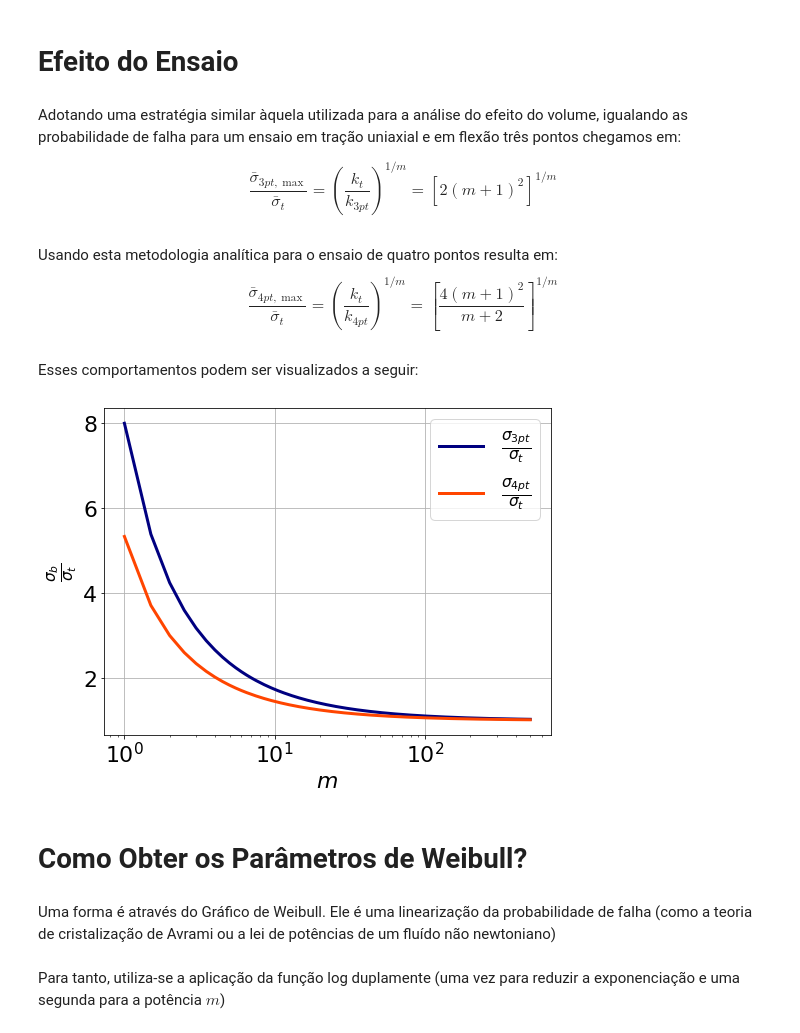
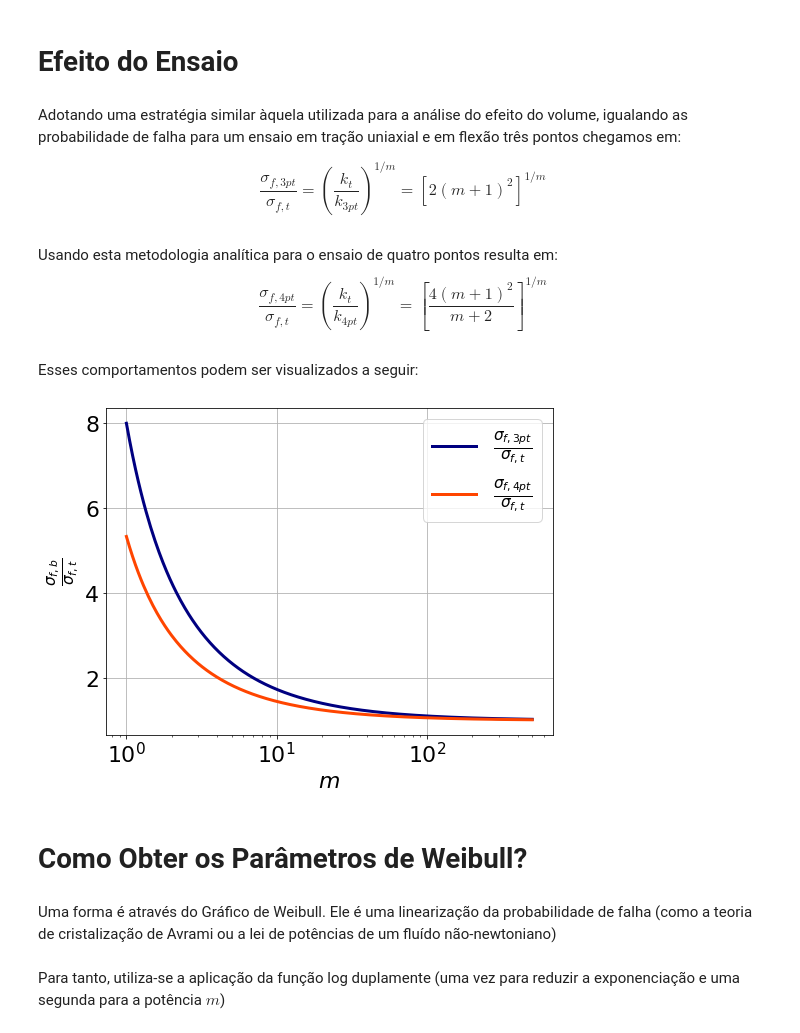
Before and after one commit to MuriloHMoreira/host_widgets, a Jupyter notebook: aula_weibull.ipynb, the cells around one changed output. Drawn from its saved outputs; the diff is of its cells as text; code cells hidden in the pictures.

```diff
--- a/aula_weibull.ipynb
+++ b/aula_weibull.ipynb
@@ -804,37 +797,37 @@ k_{3pt} = \frac{1}{V} \int_{0}^{L}\left(\frac{2 x}{L}\right)^{m} d x \int_{0}^{h
 Adotando uma estratégia similar àquela utilizada para a análise do efeito do volume, igualando as probabilidade de falha para um ensaio em tração uniaxial e em flexão três pontos chegamos em:
 
 \begin{equation}
-\frac{\bar{\sigma}_{3 pt, \max }}{\bar{\sigma}_{t}}=\left(\frac{k_{t}}{k_{3 pt}}\right)^{1 / m}=\left[2(m+1)^{2}\right]^{1 / m}
+\frac{\sigma_{f, 3 pt}}{\sigma_{f, t}}=\left(\frac{k_{t}}{k_{3 pt}}\right)^{1 / m}=\left[2(m+1)^{2}\right]^{1 / m}
 \end{equation}
 # %% [markdown]
 Usando esta metodologia analítica para o ensaio de quatro pontos resulta em:
 \begin{equation}
-\frac{\bar{\sigma}_{4 pt, \max }}{\bar{\sigma}_{t}}=\left(\frac{k_{t}}{k_{4 pt}}\right)^{1 / m}=\left[\frac{4(m+1)^{2}}{m+2}\right]^{1 / m}
+\frac{\sigma_{f, 4 pt}}{\sigma_{f, t}}=\left(\frac{k_{t}}{k_{4 pt}}\right)^{1 / m}=\left[\frac{4(m+1)^{2}}{m+2}\right]^{1 / m}
 \end{equation}
 # %% [markdown]
 Esses comportamentos podem ser visualizados a seguir:
 # %%
 # HIDDEN
 
-ms = np.linspace(1, 500, 1000)
+ms = np.linspace(1, 500, 10000)
 fig = plt.figure(figsize=(8, 6))
 three_t =  lambda m: (2*(m+1)**2)**(1/m)
 four_t = lambda m: (4*(m+1)**2/(m+2))**(1/m)
-plt.plot(ms, three_t(ms), lw=3, label=r'$\frac{\sigma_{3pt}}{\sigma_t}$', c='navy')
-plt.plot(ms, four_t(ms), lw=3, label=r'$\frac{\sigma_{4pt}}{\sigma_t}$', c='orangered')
-plt.ylabel(r'$\frac{\sigma_b}{\sigma_t}$')
+plt.plot(ms, three_t(ms), lw=3, label=r'$\frac{\sigma_{f, 3pt}}{\sigma_{f,t}}$', c='navy')
+plt.plot(ms, four_t(ms), lw=3, label=r'$\frac{\sigma_{f, 4pt}}{\sigma_{f,t}}$', c='orangered')
+plt.ylabel(r'$\frac{\sigma_{f, b}}{\sigma_{f, t}}$')
 plt.xlabel(r'$m$')
 
 plt.gca().set_xscale('log')
 plt.grid()
 plt.legend()
 plt.show()
 # %% [output]
-[figure, old version]
+[figure, new version]
 # %% [markdown]
 # Como Obter os Parâmetros de Weibull?
 # %% [markdown]
-Uma forma é através do Gráfico de Weibull. Ele é uma linearização da probabilidade de falha (como a teoria de cristalização de Avrami ou a lei de potências de um fluído não newtoniano)
+Uma forma é através do Gráfico de Weibull. Ele é uma linearização da probabilidade de falha (como a teoria de cristalização de Avrami ou a lei de potências de um fluído não-newtoniano)
 # %% [markdown]
 Para tanto, utiliza-se a aplicação da função log duplamente (uma vez para reduzir a exponenciação e uma segunda para a potência $m$)
 # %% [markdown]
```
Also changed, not shown: parts of 26 cells of this notebook, 1 other file.
